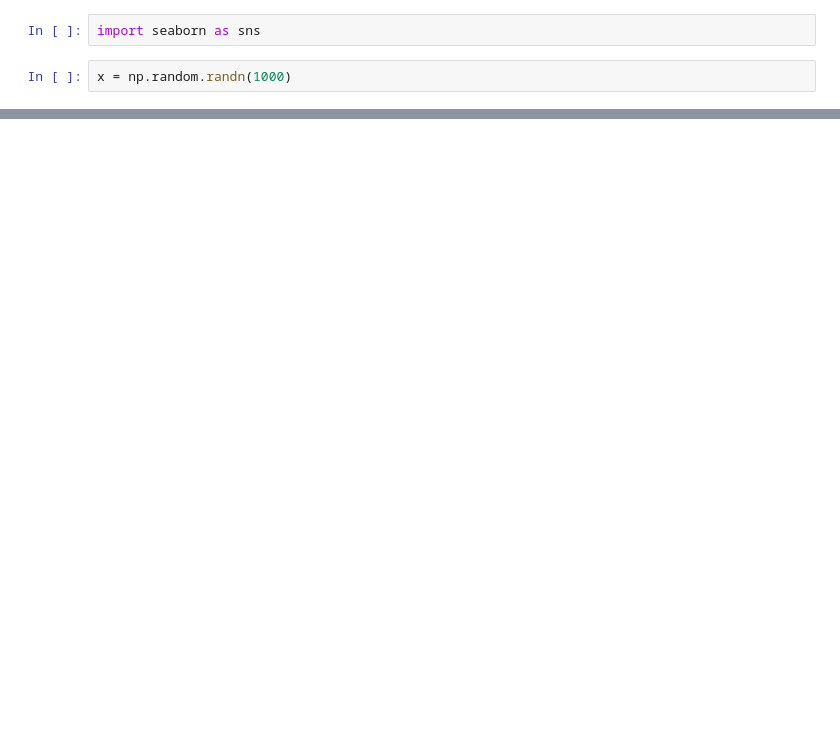
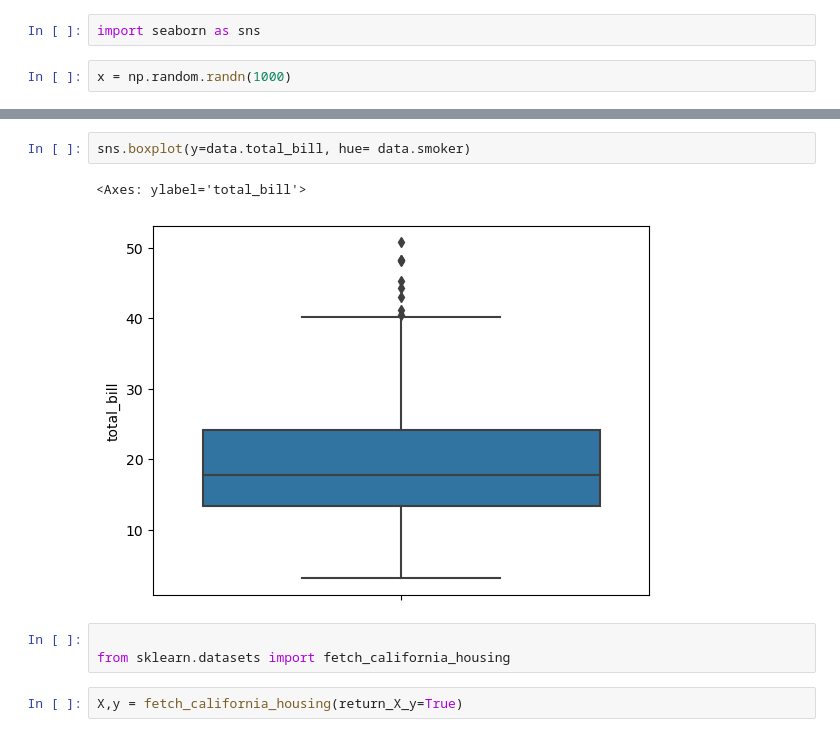
Before and after one commit to ellertone/machine-learning, a Jupyter notebook: Data Visualization - Seaborn, Matplotlib/linear.ipynb, the cells around one changed output, grey strips where cells are left out. Drawn from its saved outputs; the diff is of its cells as text; blank space fills up the shorter version.

```diff
--- a/Data Visualization - Seaborn, Matplotlib/linear.ipynb
+++ b/Data Visualization - Seaborn, Matplotlib/linear.ipynb
@@ -51,0 +78,10 @@ sns.displot(x, bins=100)
+# %%
+sns.boxplot(y=data.total_bill, hue= data.smoker)
+# %% [output]
+<Axes: ylabel='total_bill'>
+[figure, added]
+# %%
+
+from sklearn.datasets import fetch_california_housing
+# %%
+X,y = fetch_california_housing(return_X_y=True)
```
Also changed, not shown: parts of 10 cells of this notebook.
